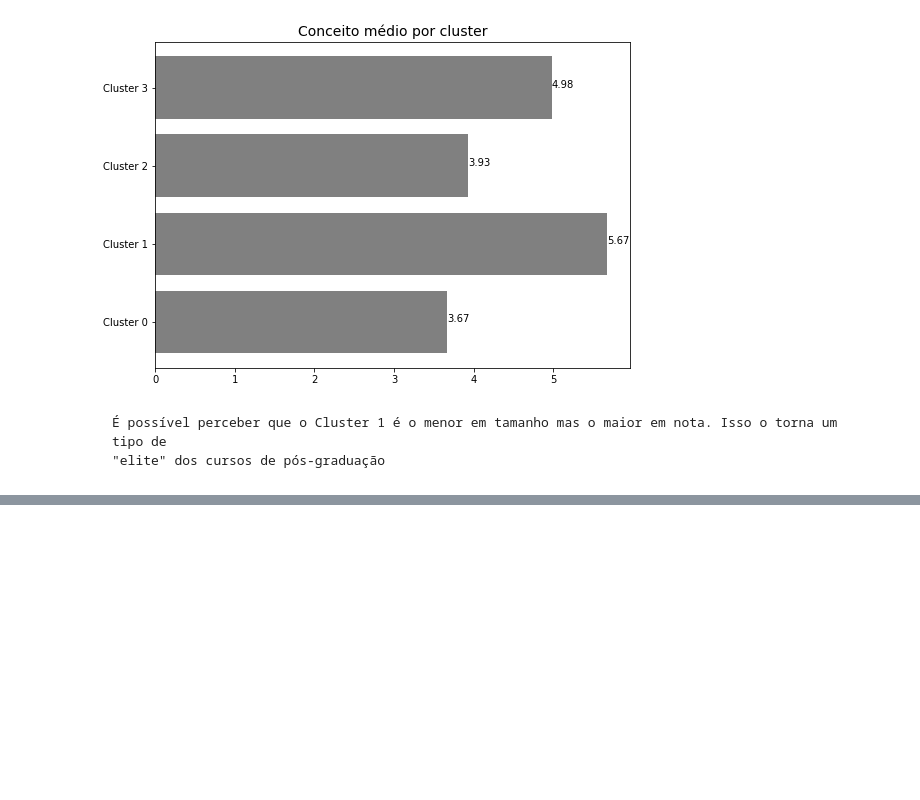
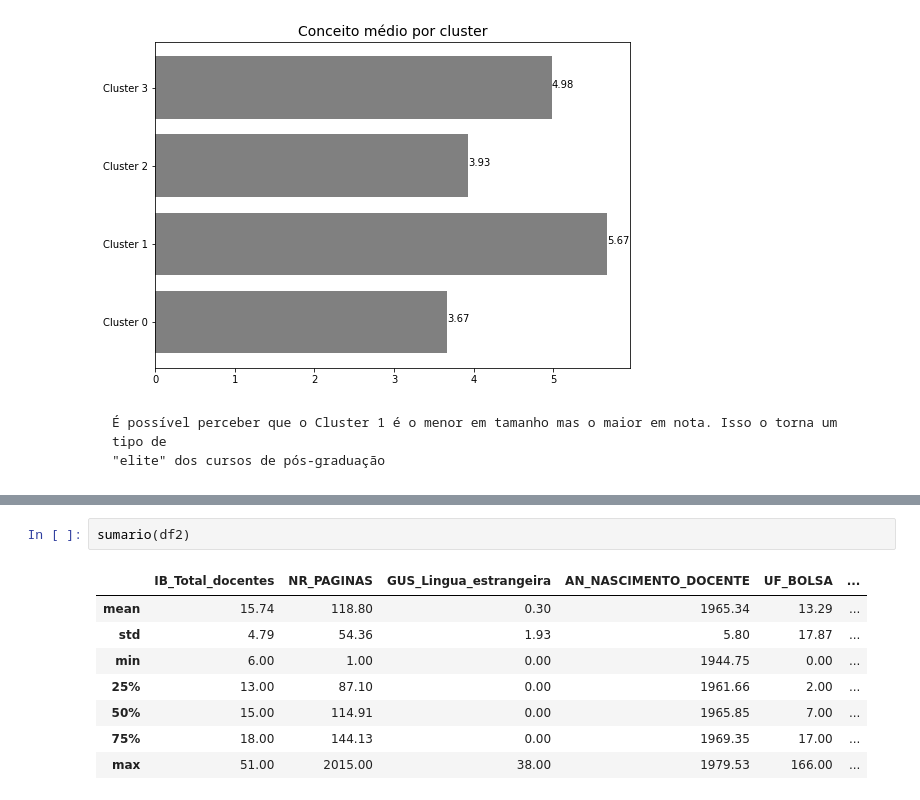
Before and after one commit to ieee-uerj/capes-data-analysis, a Jupyter notebook: Gustavo/Clusterização da Grande Base.ipynb, the cells around one changed output, grey strips where cells are left out. Cells and saved outputs as stored; diff of their text form; blank space fills up the shorter version.

```diff
--- a/Gustavo/Clusterização da Grande Base.ipynb
+++ b/Gustavo/Clusterização da Grande Base.ipynb
@@ -189,0 +217,11 @@ for index, value in enumerate(altura):
+# %%
+sumario(df2)
+# %% [output]
+|  | IB_Total_docentes | NR_PAGINAS | GUS_Lingua_estrangeira | AN_NASCIMENTO_DOCENTE | UF_BOLSA | ... |
+| mean | 15.74 | 118.80 | 0.30 | 1965.34 | 13.29 | ... |
+| std | 4.79 | 54.36 | 1.93 | 5.80 | 17.87 | ... |
+| min | 6.00 | 1.00 | 0.00 | 1944.75 | 0.00 | ... |
+| 25% | 13.00 | 87.10 | 0.00 | 1961.66 | 2.00 | ... |
+| 50% | 15.00 | 114.91 | 0.00 | 1965.85 | 7.00 | ... |
+| 75% | 18.00 | 144.13 | 0.00 | 1969.35 | 17.00 | ... |
+| max | 51.00 | 2015.00 | 38.00 | 1979.53 | 166.00 | ... |
```
Also changed, not shown: parts of 15 cells of this notebook.
